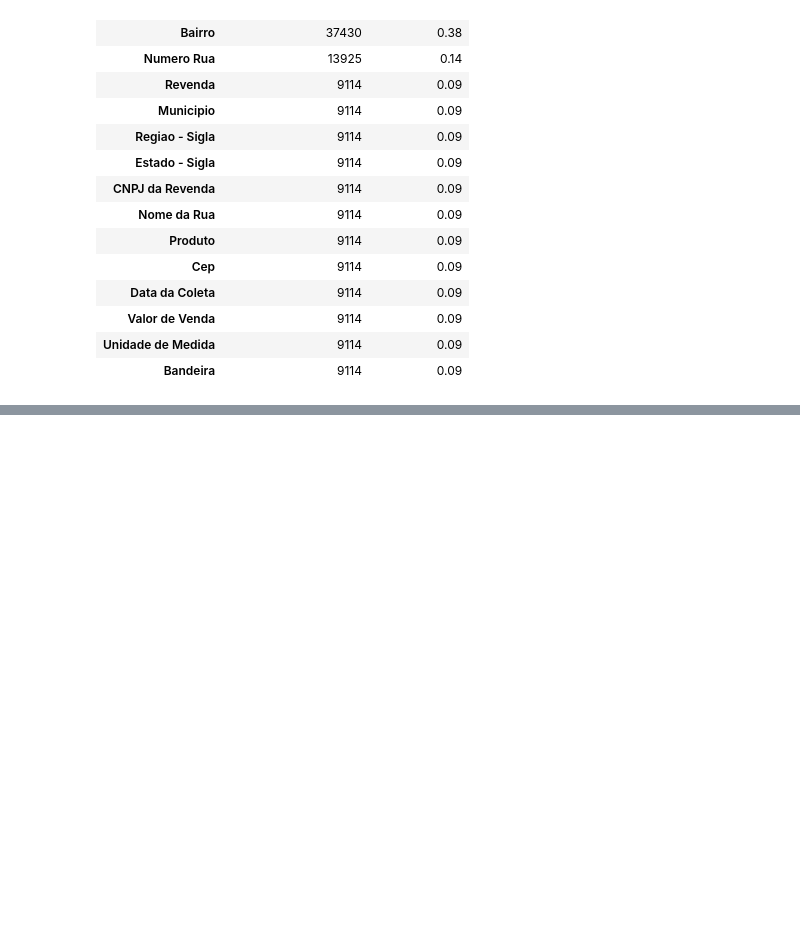
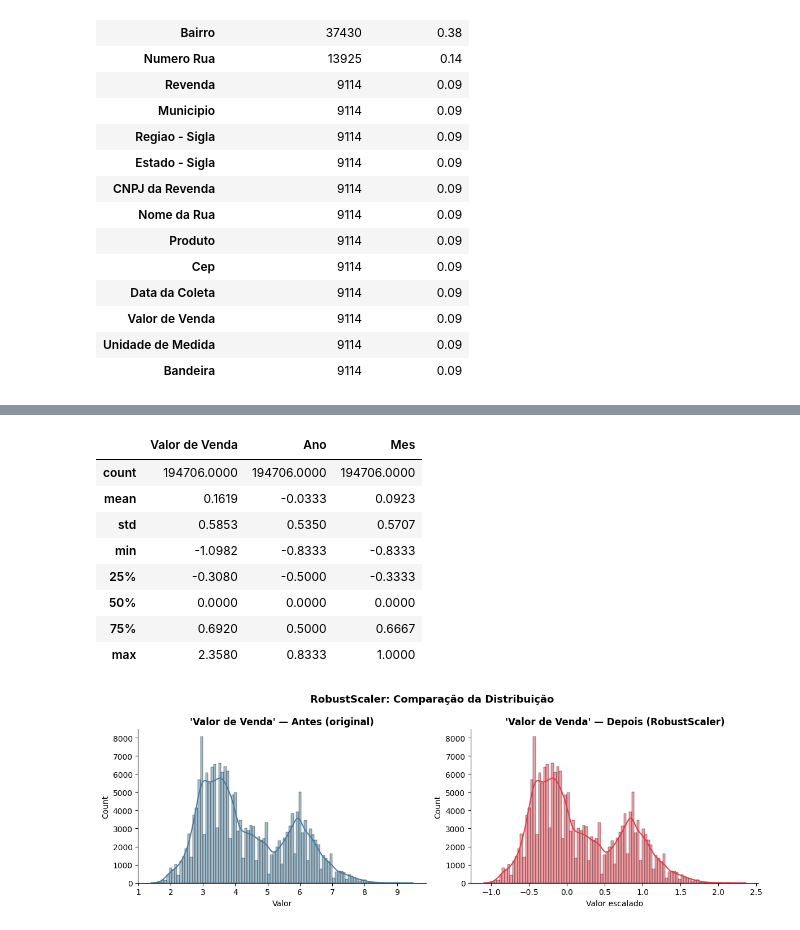
Before and after one commit to LucasCabra7/precos-combustiveis-brasil-2015-2025, a Jupyter notebook: Grupo_4_Análise_Exploratória_e_Modelagem_Preditiva_dos_Preços_de_Combustíveis_no_Brasil_(2015–2025).ipynb, the cells around one changed output, grey strips where cells are left out. Cells and saved outputs as stored; diff of their text form; code cells hidden in the pictures; blank space fills up the shorter version.

```diff
--- a/Grupo_4_Análise_Exploratória_e_Modelagem_Preditiva_dos_Preços_de_Combustíveis_no_Brasil_(2015–2025).ipynb
+++ b/Grupo_4_Análise_Exploratória_e_Modelagem_Preditiva_dos_Preços_de_Combustíveis_no_Brasil_(2015–2025).ipynb
@@ -2199,0 +2564,10 @@ Essas análises são fundamentais para orientar as próximas etapas do projeto,
+# %%
+
+# Definimos a variável alvo e as features para escalonamento
+COLUNA_ALVO = 'Valor de Venda'
+
+FEATURES_NUMERICAS = ['Ano', 'Mes']
+
+# Verificamos quais colunas numéricas estão disponíveis
+print("Colunas disponíveis no dataframe codificado:")
+print(df_encoded.dtypes.to_string())
@@ -2199,0 +2598,60 @@ Essas análises são fundamentais para orientar as próximas etapas do projeto,
+# %%
+
+class AplicadorRobustScaler:
+    """
+    Técnica 1 de normalização: RobustScaler.
+    Usa mediana e IQR — ideal para dados com outliers expressivos
+    como flutuações de preço por crises econômicas.
+    """
+
+    def __init__(self, colunas: list):
+        self.colunas = colunas
+        self.scaler = RobustScaler()
+        self.df_escalado_: pd.DataFrame = None
+
+    def fit_transform(self, df: pd.DataFrame) -> pd.DataFrame:
+        df_resultado = df.copy()
+
+        colunas_validas = [c for c in self.colunas if c in df_resultado.columns]
+        valores_escalonados = self.scaler.fit_transform(df_resultado[colunas_validas])
+        df_resultado[colunas_validas] = valores_escalonados
+
+        self.df_escalado_ = df_resultado
+
+        print("─" * 60)
+        print(" TÉCNICA 1 — ROBUST SCALER")
+        print("─" * 60)
+        print(f"\n Colunas escalonadas: {colunas_validas}")
+        for i, col in enumerate(colunas_validas):
+            print(f"   '{col}': centro={self.scaler.center_[i]:.4f} | escala={self.scaler.scale_[i]:.4f}")
+        print(f"\n Estatísticas pós-escalonamento:")
+        display(df_resultado[colunas_validas].describe().round(4))
+        return df_resultado
+
+    def plotar_comparacao(self, df_original: pd.DataFrame) -> None:
+        colunas_validas = [c for c in self.colunas if c in df_original.columns]
+        if not colunas_validas:
+            return
+
+        col = colunas_validas[0]
+        fig, axes = plt.subplots(1, 2, figsize=(12, 4))
+
+        sns.histplot(df_original[col].dropna(), ax=axes[0], kde=True, color='#457B9D')
+        axes[0].set_title(f"'{col}' — Antes (original)", fontweight='bold')
+        axes[0].set_xlabel('Valor')
+
+        sns.histplot(self.df_escalado_[col].dropna(), ax=axes[1], kde=True, color='#E63946')
+        axes[1].set_title(f"'{col}' — Depois (RobustScaler)", fontweight='bold')
+        axes[1].set_xlabel('Valor escalado')
+
+        plt.suptitle("RobustScaler: Comparação da Distribuição", fontsize=13, fontweight='bold')
+        sns.despine()
+        plt.tight_layout()
+        plt.show()
+
+
+COLS_PARA_ESCALAR = [COLUNA_ALVO] + FEATURES_NUMERICAS
+robust = AplicadorRobustScaler(colunas=COLS_PARA_ESCALAR)
+df_robust = robust.fit_transform(df_encoded)
+robust.plotar_comparacao(df_encoded)
+# %% [output]
@@ -2199,0 +2668,10 @@ Essas análises são fundamentais para orientar as próximas etapas do projeto,
+|  | Valor de Venda | Ano | Mes |
+| count | 194706.0000 | 194706.0000 | 194706.0000 |
+| mean | 0.1619 | -0.0333 | 0.0923 |
+| std | 0.5853 | 0.5350 | 0.5707 |
+| min | -1.0982 | -0.8333 | -0.8333 |
+| 25% | -0.3080 | -0.5000 | -0.3333 |
+| 50% | 0.0000 | 0.0000 | 0.0000 |
+| 75% | 0.6920 | 0.5000 | 0.6667 |
+| max | 2.3580 | 0.8333 | 1.0000 |
+[figure, added]
```
Also changed, not shown: parts of 41 cells of this notebook.
